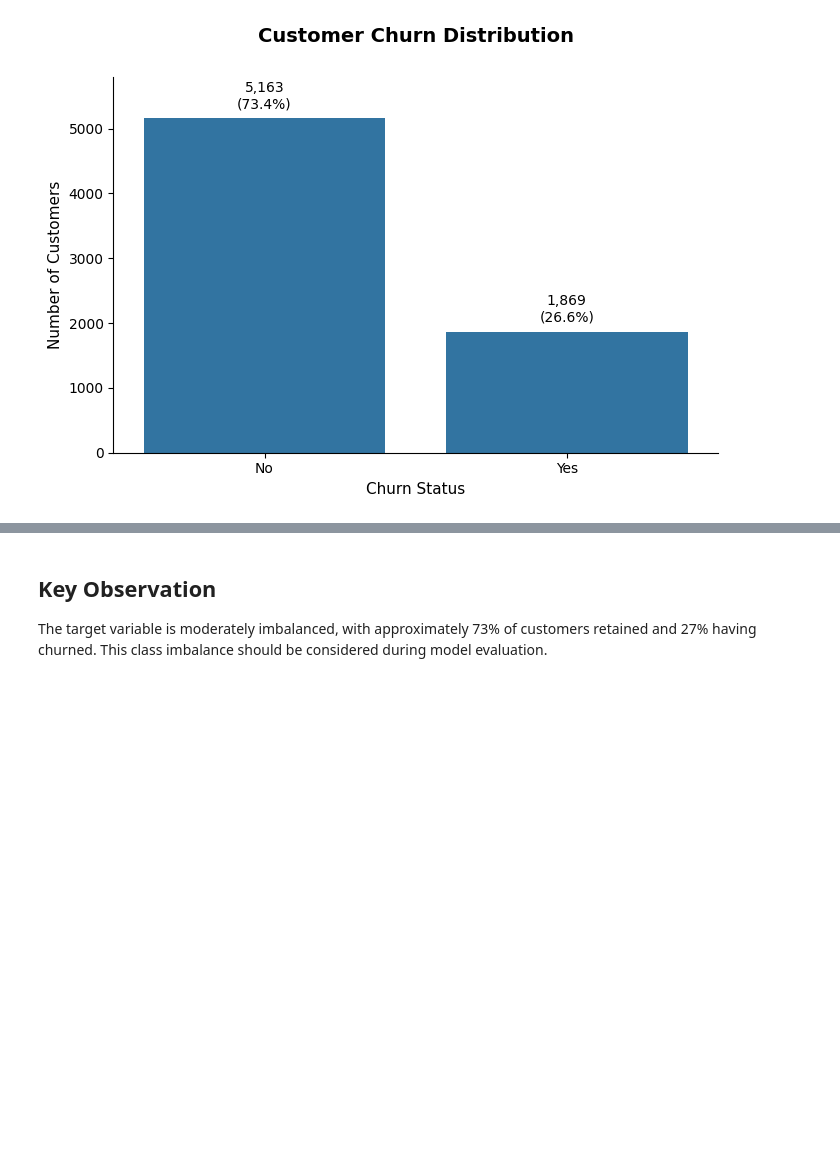
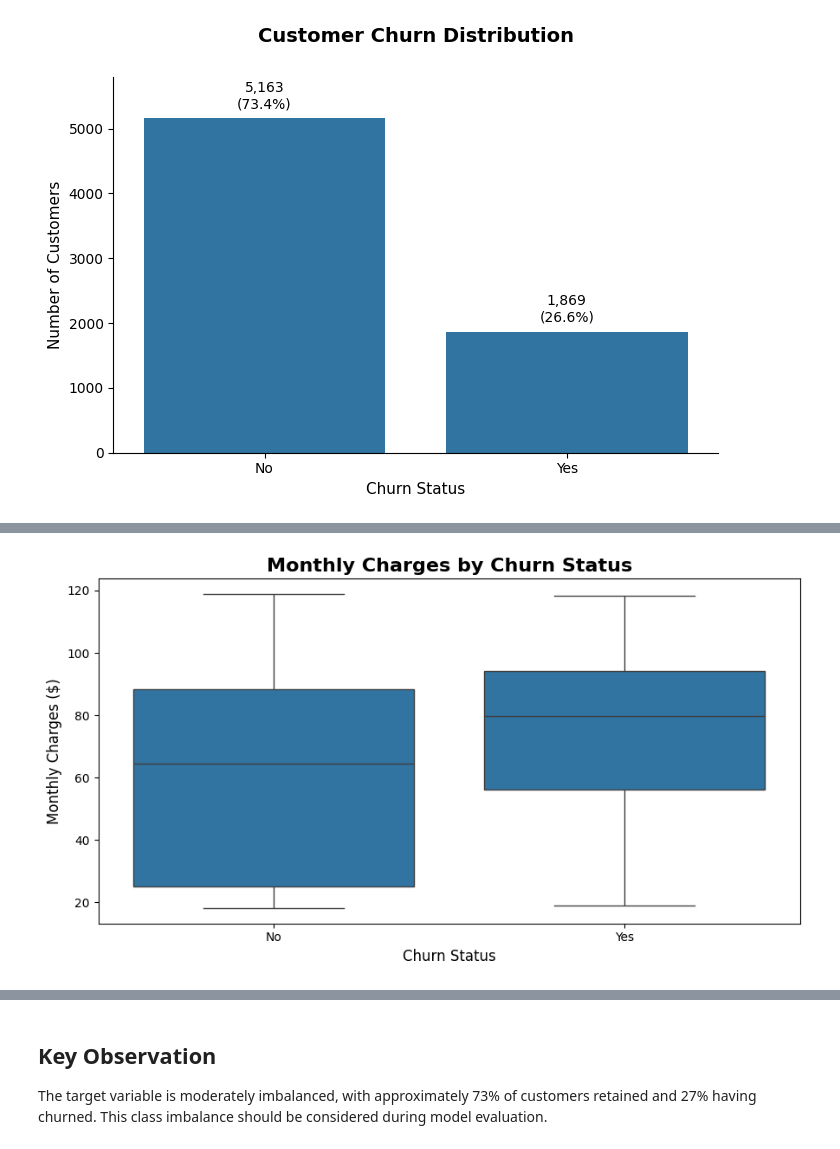
Before and after one commit to Pkhoei/customer-churn-prediction, a Jupyter notebook: notebooks/01_initial_analysis.ipynb, the cells around one changed output, grey strips where cells are left out. Cells and saved outputs as stored; diff of their text form; code cells hidden in the pictures; blank space fills up the shorter version.

```diff
--- a/notebooks/01_initial_analysis.ipynb
+++ b/notebooks/01_initial_analysis.ipynb
@@ -169,0 +260,31 @@ plt.show()
+# %%
+# Monthly charges distribution by churn status
+
+plt.figure(figsize=(9, 5))
+
+sns.boxplot(
+    data=df,
+    x='Churn',
+    y='MonthlyCharges'
+)
+
+plt.title(
+    'Monthly Charges by Churn Status',
+    fontsize=16,
+    fontweight='bold'
+)
+
+plt.xlabel('Churn Status', fontsize=12)
+plt.ylabel('Monthly Charges ($)', fontsize=12)
+
+plt.tight_layout()
+
+plt.savefig(
+    '../images/monthly_charges_by_churn.png',
+    dpi=300,
+    bbox_inches='tight'
+)
+
+plt.show()
+# %% [output]
+[figure, added]
```
Also changed, not shown: parts of 6 cells of this notebook, 4 other files.
